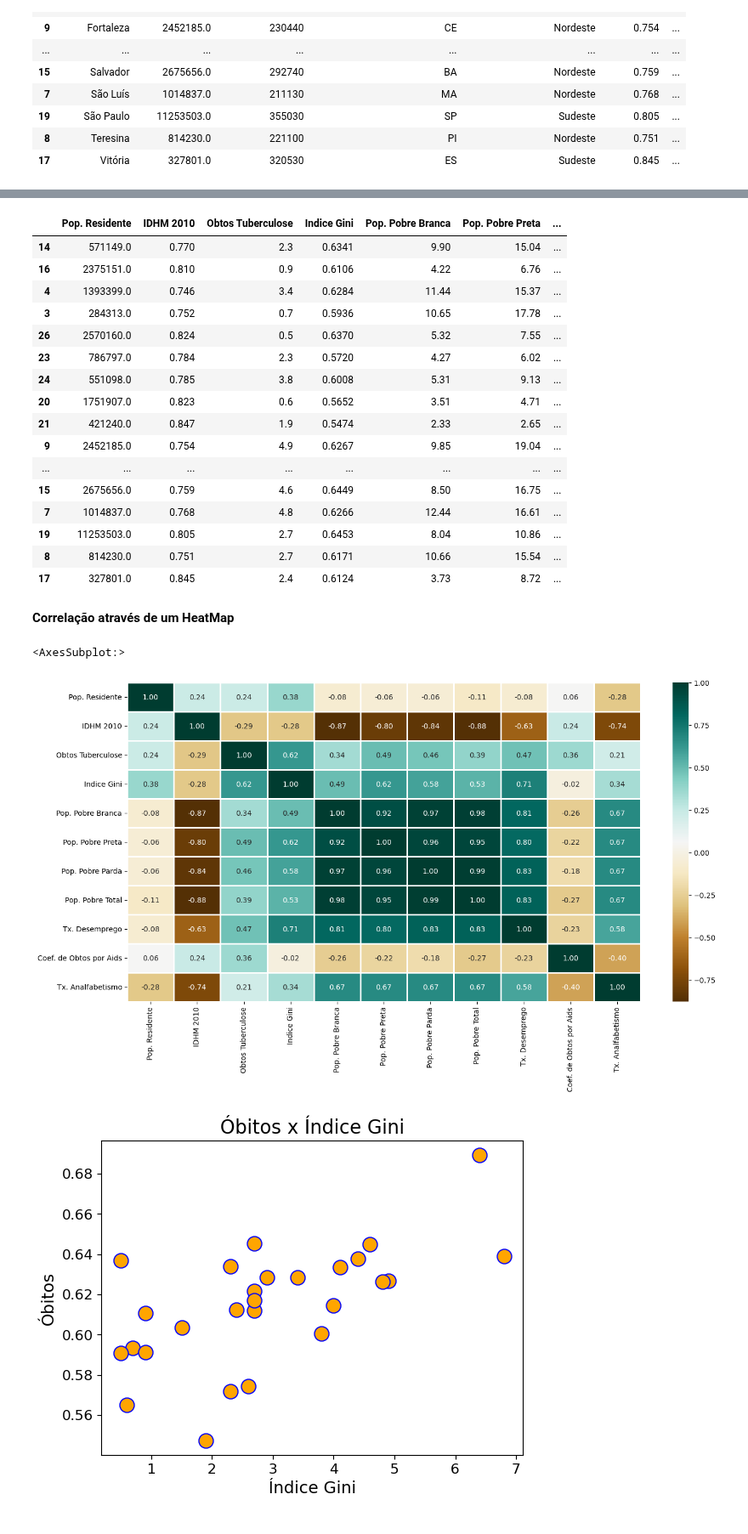
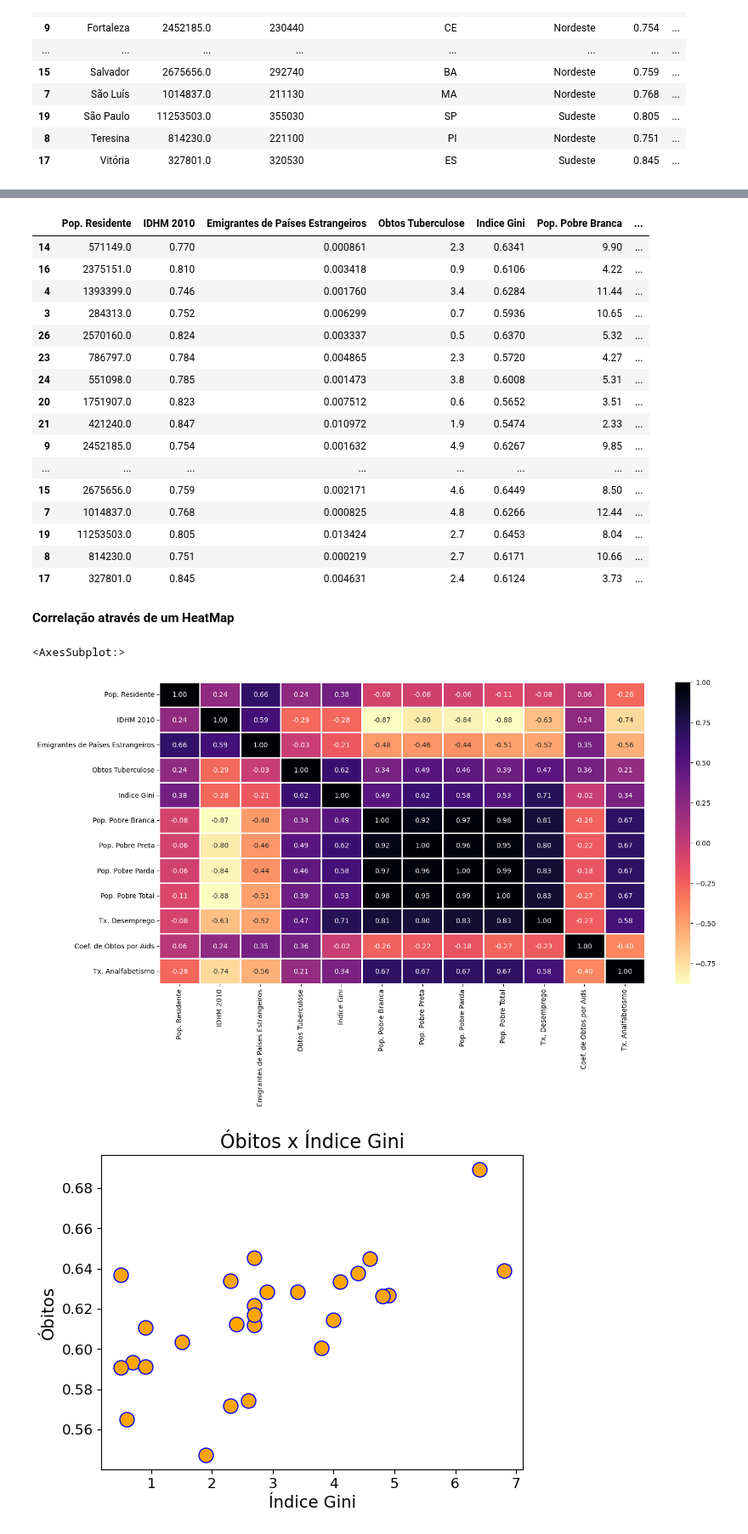
Before and after one commit to carneirogabrielly/Projeto-Microdados, a Jupyter notebook: Novo2.ipynb, the cells around one changed output, grey strips where cells are left out. Shown at 85% size. Cells and saved outputs as stored; diff of their text form; code cells hidden in the pictures.

```diff
--- a/Novo2.ipynb
+++ b/Novo2.ipynb
@@ -41,3 +53,4 @@ analfabetismo0 = pd.read_excel('planilhas capitais/%_anafabetismo.xlsx')
 turbeculoseobtos0 = pd.read_excel('planilhas capitais/Coef_ObtosPorTurbeculose.xlsx')
 IDH0 = pd.read_excel('planilhas capitais/IDH_IBGE.xlsx')
 pop_total0 = pd.read_excel('planilhas capitais/Pop_Residente.xlsx')
+migracao0 = pd.read_excel('planilhas capitais/Migracao_2010.xlsx')
@@ -75,6 +105,7 @@ df_gini = df_indice_gini0.rename(columns={2010: 'Indice Gini'})
 df_IDH = IDH0.rename(columns={'Código IBGE do Município': 'Codigo da Capital'})
 df_poptotal = df_poptotal0.rename(columns={'População_residente': 'Pop. Residente'})
 df_obtostubrculose = df_obtostubrculose0.rename(columns={'TME_p/tuberculose':'Obtos Tuberculose'})
+df_migracao = migracao0.rename(columns={'Código IBGE do Município': 'Codigo da Capital','População residente por lugar de nascimento - País estrangeiro':'Emigrantes de Países Estrangeiros'})
 # %% [markdown]
 Funções Utilizadas:
 # %%
@@ -95,7 +126,8 @@ Mergindo o DataFrame
 # %%
 df_poptotal1["Codigo da Capital"] = df_poptotal1['Codigo da Capital'].astype(int)
 result = pd.merge(df_poptotal, df_IDH, how='inner', on='Codigo da Capital')
-result_0 = pd.merge(result, df_obtostubrculose, how='inner', on='Capital')
+result_01 = pd.merge(result, df_migracao, how='inner', on='Codigo da Capital')
+result_0 = pd.merge(result_01, df_obtostubrculose, how='inner', on='Capital')
 result_1 = pd.merge(result_0, df_gini, how='inner', on='Capital')
 result_2 = pd.merge(result_1, df_pobres, how='inner', on='Capital')
 result_3 = pd.merge(result_2, df_desemprego, how='inner', on='Capital')
@@ -150,0 +163,5 @@ dtype: object
+# %%
+df2["Obtos Tuberculose"] = df2['Obtos Tuberculose'].astype(float)
+df2['Emigrantes de Países Estrangeiros'] = df2['Emigrantes de Países Estrangeiros'].astype(float)
+df2['Emigrantes de Países Estrangeiros'] = df2['Emigrantes de Países Estrangeiros'] / df2['Pop. Residente']
+df2.dtypes
@@ -154,36 +209,36 @@ var_qualitativas = df2.select_dtypes(include = ['object'])
 # %%
 var_quantitativas
 # %% [output]
-|  | Pop. Residente | IDHM 2010 | Obtos Tuberculose | Indice Gini | Pop. Pobre Branca | Pop. Pobre Preta | ... |
-| 14 | 571149.0 | 0.770 | 2.3 | 0.6341 | 9.90 | 15.04 | ... |
-| 16 | 2375151.0 | 0.810 | 0.9 | 0.6106 | 4.22 | 6.76 | ... |
-| 4 | 1393399.0 | 0.746 | 3.4 | 0.6284 | 11.44 | 15.37 | ... |
-| 3 | 284313.0 | 0.752 | 0.7 | 0.5936 | 10.65 | 17.78 | ... |
-| 26 | 2570160.0 | 0.824 | 0.5 | 0.6370 | 5.32 | 7.55 | ... |
-| 23 | 786797.0 | 0.784 | 2.3 | 0.5720 | 4.27 | 6.02 | ... |
-| 24 | 551098.0 | 0.785 | 3.8 | 0.6008 | 5.31 | 9.13 | ... |
-| 20 | 1751907.0 | 0.823 | 0.6 | 0.5652 | 3.51 | 4.71 | ... |
-| 21 | 421240.0 | 0.847 | 1.9 | 0.5474 | 2.33 | 2.65 | ... |
-| 9 | 2452185.0 | 0.754 | 4.9 | 0.6267 | 9.85 | 19.04 | ... |
+|  | Pop. Residente | IDHM 2010 | Emigrantes de Países Estrangeiros | Obtos Tuberculose | Indice Gini | Pop. Pobre Branca | ... |
+| 14 | 571149.0 | 0.770 | 0.000861 | 2.3 | 0.6341 | 9.90 | ... |
+| 16 | 2375151.0 | 0.810 | 0.003418 | 0.9 | 0.6106 | 4.22 | ... |
+| 4 | 1393399.0 | 0.746 | 0.001760 | 3.4 | 0.6284 | 11.44 | ... |
+| 3 | 284313.0 | 0.752 | 0.006299 | 0.7 | 0.5936 | 10.65 | ... |
+| 26 | 2570160.0 | 0.824 | 0.003337 | 0.5 | 0.6370 | 5.32 | ... |
+| 23 | 786797.0 | 0.784 | 0.004865 | 2.3 | 0.5720 | 4.27 | ... |
+| 24 | 551098.0 | 0.785 | 0.001473 | 3.8 | 0.6008 | 5.31 | ... |
+| 20 | 1751907.0 | 0.823 | 0.007512 | 0.6 | 0.5652 | 3.51 | ... |
+| 21 | 421240.0 | 0.847 | 0.010972 | 1.9 | 0.5474 | 2.33 | ... |
+| 9 | 2452185.0 | 0.754 | 0.001632 | 4.9 | 0.6267 | 9.85 | ... |
 | ... | ... | ... | ... | ... | ... | ... | ... |
-| 15 | 2675656.0 | 0.759 | 4.6 | 0.6449 | 8.50 | 16.75 | ... |
-| 7 | 1014837.0 | 0.768 | 4.8 | 0.6266 | 12.44 | 16.61 | ... |
-| 19 | 11253503.0 | 0.805 | 2.7 | 0.6453 | 8.04 | 10.86 | ... |
-| 8 | 814230.0 | 0.751 | 2.7 | 0.6171 | 10.66 | 15.54 | ... |
-| 17 | 327801.0 | 0.845 | 2.4 | 0.6124 | 3.73 | 8.72 | ... |
+| 15 | 2675656.0 | 0.759 | 0.002171 | 4.6 | 0.6449 | 8.50 | ... |
+| 7 | 1014837.0 | 0.768 | 0.000825 | 4.8 | 0.6266 | 12.44 | ... |
+| 19 | 11253503.0 | 0.805 | 0.013424 | 2.7 | 0.6453 | 8.04 | ... |
+| 8 | 814230.0 | 0.751 | 0.000219 | 2.7 | 0.6171 | 10.66 | ... |
+| 17 | 327801.0 | 0.845 | 0.004631 | 2.4 | 0.6124 | 3.73 | ... |
 # %% [markdown]
 **Correlação através de um HeatMap**
 # %%
 plt.figure(figsize=(16, 8))
 
 sns.heatmap(var_quantitativas.corr(),
-            cmap = 'BrBG',
+            cmap = 'magma_r',
             fmt = '.2f',
             linewidths = 2,
             annot = True)
 # %% [output]
 <AxesSubplot:>
-[figure, old version]
+[figure, new version]
 # %%
 plot1 = sns.scatterplot(df2['Obtos Tuberculose'], df2['Indice Gini'], data = df2, color = 'orange', edgecolor = 'b', s = 150)
 plt.title('Óbitos x Índice Gini', fontsize = 16)
```
Also changed, not shown: parts of 11 cells of this notebook, 1 other file.
